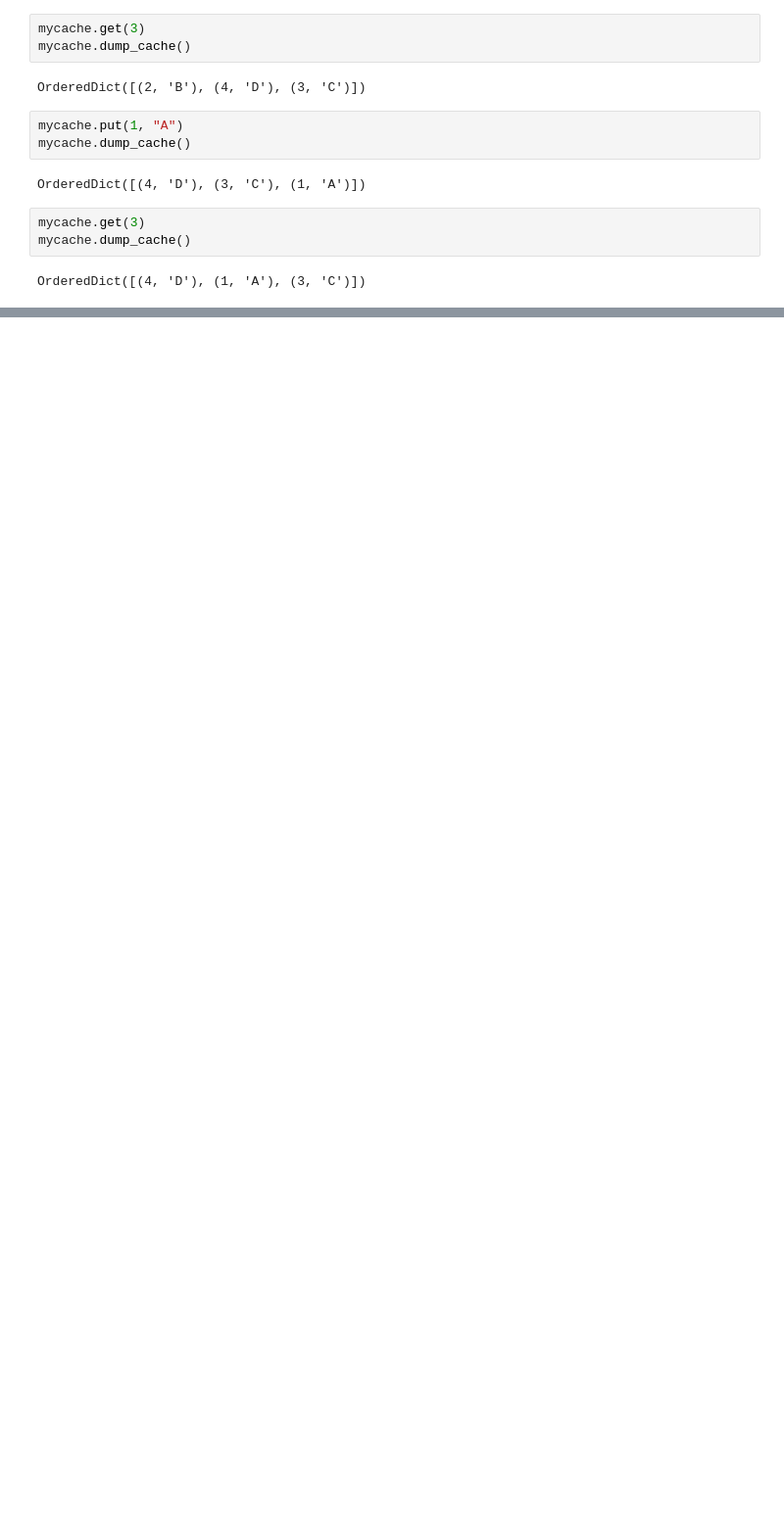
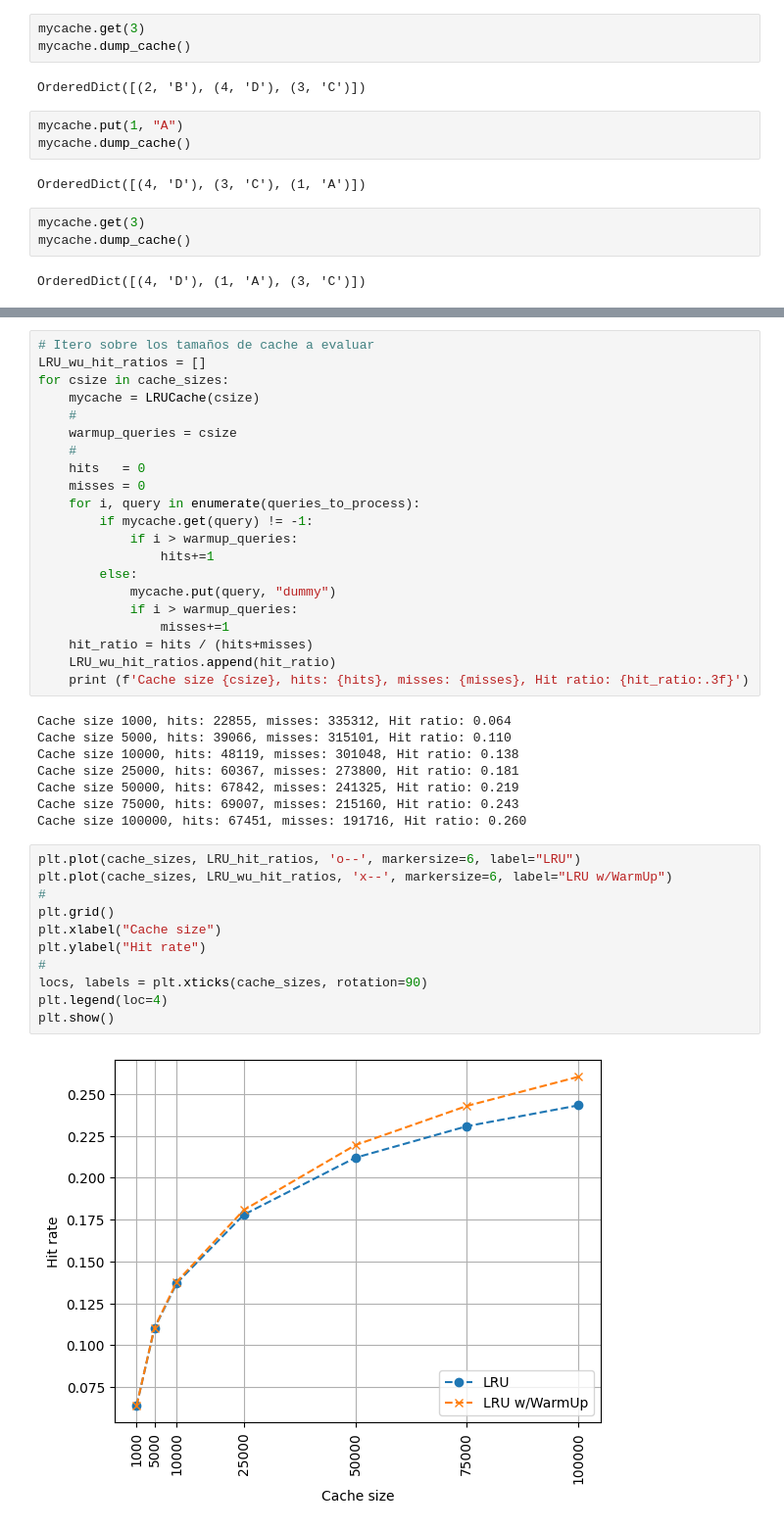
Before and after one commit to tolosoft/CACIC2023_AIREDM, a Jupyter notebook: src/03-Caching.ipynb, the cells around one changed output, grey strips where cells are left out. Shown: that part at 98% size. Drawn from its saved outputs; the diff is of its cells as text; blank space fills up the shorter version.

```diff
--- a/src/03-Caching.ipynb
+++ b/src/03-Caching.ipynb
@@ -281,0 +454,42 @@ fxc.get(1)
+# %%
+# Itero sobre los tamaños de cache a evaluar
+LRU_wu_hit_ratios = []
+for csize in cache_sizes:
+    mycache = LRUCache(csize)
+    #
+    warmup_queries = csize
+    #
+    hits   = 0
+    misses = 0
+    for i, query in enumerate(queries_to_process):
+        if mycache.get(query) != -1:
+            if i > warmup_queries:
+                hits+=1
+        else:
+            mycache.put(query, "dummy")
+            if i > warmup_queries:
+                misses+=1
+    hit_ratio = hits / (hits+misses)
+    LRU_wu_hit_ratios.append(hit_ratio)
+    print (f'Cache size {csize}, hits: {hits}, misses: {misses}, Hit ratio: {hit_ratio:.3f}')
+# %% [output]
+Cache size 1000, hits: 22855, misses: 335312, Hit ratio: 0.064
+Cache size 5000, hits: 39066, misses: 315101, Hit ratio: 0.110
+Cache size 10000, hits: 48119, misses: 301048, Hit ratio: 0.138
+Cache size 25000, hits: 60367, misses: 273800, Hit ratio: 0.181
+Cache size 50000, hits: 67842, misses: 241325, Hit ratio: 0.219
+Cache size 75000, hits: 69007, misses: 215160, Hit ratio: 0.243
+Cache size 100000, hits: 67451, misses: 191716, Hit ratio: 0.260
+# %%
+plt.plot(cache_sizes, LRU_hit_ratios, 'o--', markersize=6, label="LRU")
+plt.plot(cache_sizes, LRU_wu_hit_ratios, 'x--', markersize=6, label="LRU w/WarmUp")
+#
+plt.grid()
+plt.xlabel("Cache size")
+plt.ylabel("Hit rate")
+#
+locs, labels = plt.xticks(cache_sizes, rotation=90)
+plt.legend(loc=4)
+plt.show()
+# %% [output]
+[figure, added]
```
Also changed, not shown: parts of 39 cells of this notebook, 3 other files.
